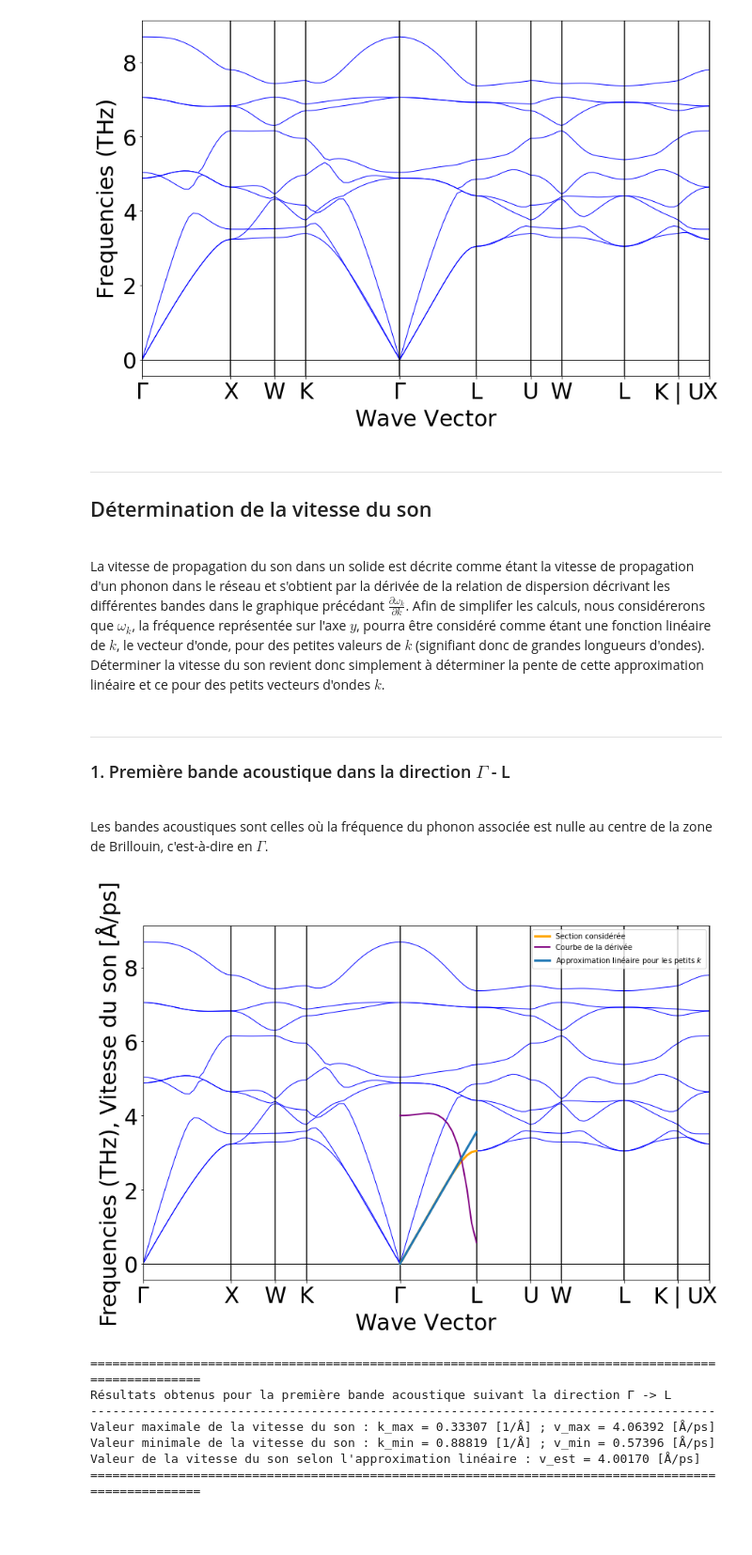
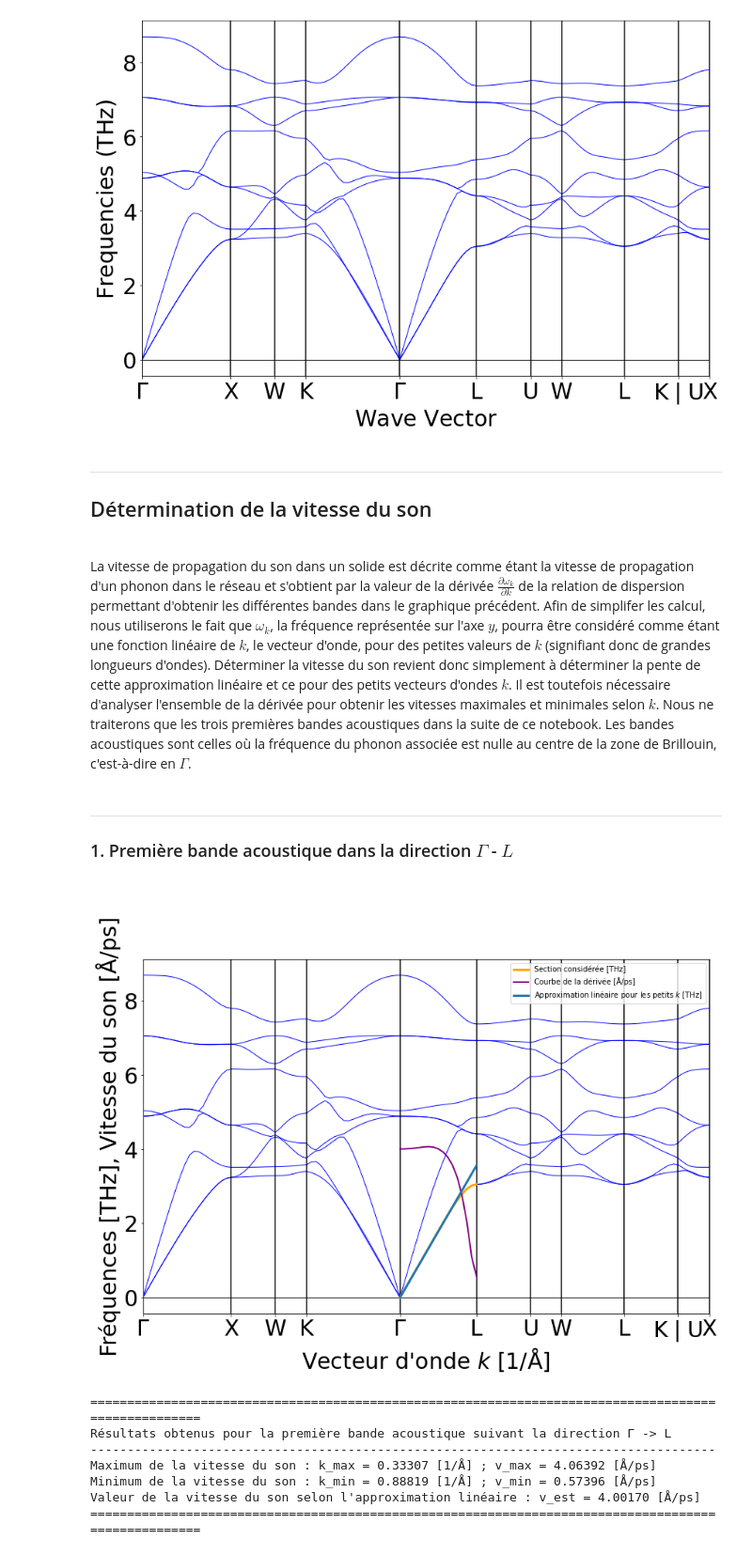
Before and after one commit to StevenGuyCap/lmapr1492, a Jupyter notebook: ph_bands.ipynb, the cells around one changed output. Shown at 94% size. Saved outputs shown, nothing was run; the diff lists cells and outputs as text; code cells hidden in the pictures; blank space fills up the shorter version.

```diff
--- a/ph_bands.ipynb
+++ b/ph_bands.ipynb
@@ -51,7 +51,7 @@ plotBand.show()
 
 <br />
 
-La vitesse de propagation du son dans un solide est décrite comme étant la vitesse de propagation d'un phonon dans le réseau et s'obtient par la dérivée de la relation de dispersion décrivant les différentes bandes dans le graphique précédant $\frac{\partial \omega_k}{\partial k}$. Afin de simplifer les calculs, nous considérerons que $\omega_k$, la fréquence représentée sur l'axe $y$, pourra être considéré comme étant une fonction linéaire de $k$, le vecteur d'onde, pour des petites valeurs de $k$ (signifiant donc de grandes longueurs d'ondes). Déterminer la vitesse du son revient donc simplement à déterminer la pente de cette approximation linéaire et ce pour des petits vecteurs d'ondes $k$.
+La vitesse de propagation du son dans un solide est décrite comme étant la vitesse de propagation d'un phonon dans le réseau et s'obtient par la valeur de la dérivée $\frac{\partial \omega_k}{\partial k}$ de la relation de dispersion permettant d'obtenir les différentes bandes dans le graphique précédent. Afin de simplifer les calcul, nous utiliserons le fait que $\omega_k$, la fréquence représentée sur l'axe $y$, pourra être considéré comme étant une fonction linéaire de $k$, le vecteur d'onde, pour des petites valeurs de $k$ (signifiant donc de grandes longueurs d'ondes). Déterminer la vitesse du son revient donc simplement à déterminer la pente de cette approximation linéaire et ce pour des petits vecteurs d'ondes $k$. Il est toutefois nécessaire d'analyser l'ensemble de la dérivée pour obtenir les vitesses maximales et minimales selon $k$. Nous ne traiterons que les trois premières bandes acoustiques dans la suite de ce notebook. Les bandes acoustiques sont celles où la fréquence du phonon associée est nulle au centre de la zone de Brillouin, c'est-à-dire en $\Gamma$.
 # %%
 plotBand = pbplt.PhononBSPlotter(bandStruct)
 data = plotBand.bs_plot_data()   # Obtention des informations du graphe
@@ -68,53 +68,52 @@ dTtT = dists[1:]-dists[:-1]  # Distances respectives entre chaque point considé
 # %% [markdown]
 ---
 
-### 1. Première bande acoustique dans la direction $\Gamma$ - L
+### 1. Première bande acoustique dans la direction $\Gamma$ - $L$
 
 <br />
-
-Les bandes acoustiques sont celles où la fréquence du phonon associée est nulle au centre de la zone de Brillouin, c'est-à-dire en $\Gamma$.
 # %%
 # Direction de k = Γ -> L pour la première bande
 
 # Création du plot de base
 plsb = plotBand.get_plot()
 
 # Récupération des fréquences et infos sur k pour la section considérée
-bF1 = freqs[4][0]
-bK1 = dists[4:6]
+bF1 = freqs[4][0]  # Fréquences de la bande 0 section 4
+bK1 = dists[4:6]   # Distance des points 4 et 5
 k1,h1 = np.linspace(bK1[0],bK1[1],len(bF1),retstep=True)
 
 # Calcul de la dérivée générale de omega_k
 df1 = np.gradient(bF1, h1)
 
 # Approximation linéaire de f
 fa1 = df1[0]*k1 - df1[0]*k1[0]
 
 # Affichage sur le graphe
-plt.plot(k1,bF1, "orange", linewidth=3, label="Section considérée")
-plt.plot(k1,df1, "purple", linewidth=2, label="Courbe de la dérivée")
-plt.plot(k1,fa1, 'C0',     linewidth=3, label="Approximation linéaire pour les petits $k$")
+plt.plot(k1,bF1, "orange", linewidth=3, label="Section considérée [THz]")
+plt.plot(k1,df1, "purple", linewidth=2, label="Courbe de la dérivée [Å/ps]")
+plt.plot(k1,fa1, 'C0',     linewidth=3, label="Approximation linéaire pour les petits $k$ [THz]")
 
 # Affichage du graphe
-plt.ylabel("Frequencies (THz), Vitesse du son [Å/ps]")
+plt.ylabel("Fréquences [THz], Vitesse du son [Å/ps]")
+plt.xlabel("Vecteur d'onde $k$ [1/Å]")
 plt.legend()
 plt.show()
 
 # Affichage des résultats numériques
 print(100*"=")
 print(f"Résultats obtenus pour la première bande acoustique suivant la direction {labels[4]} -> {labels[5]}")
 print(85*"-")
-print(f"Valeur maximale de la vitesse du son : k_max = {k1[np.argmax(df1)]-k1[0]:.5f} [1/Å] ; v_max = {max(df1):.5f} [Å/ps]")
-print(f"Valeur minimale de la vitesse du son : k_min = {k1[np.argmin(df1)]-k1[0]:.5f} [1/Å] ; v_min = {min(df1):.5f} [Å/ps]")
+print(f"Maximum de la vitesse du son : k_max = {k1[np.argmax(df1)]-k1[0]:.5f} [1/Å] ; v_max = {max(df1):.5f} [Å/ps]")
+print(f"Minimum de la vitesse du son : k_min = {k1[np.argmin(df1)]-k1[0]:.5f} [1/Å] ; v_min = {min(df1):.5f} [Å/ps]")
 print(f"Valeur de la vitesse du son selon l'approximation linéaire : v_est = {df1[0]:.5f} [Å/ps]")
 print(100*"=")
 # %% [output]
-[figure, old version]
+[figure, new version]
 ====================================================================================================
 Résultats obtenus pour la première bande acoustique suivant la direction Γ -> L
 -------------------------------------------------------------------------------------
-Valeur maximale de la vitesse du son : k_max = 0.33307 [1/Å] ; v_max = 4.06392 [Å/ps]
-Valeur minimale de la vitesse du son : k_min = 0.88819 [1/Å] ; v_min = 0.57396 [Å/ps]
+Maximum de la vitesse du son : k_max = 0.33307 [1/Å] ; v_max = 4.06392 [Å/ps]
+Minimum de la vitesse du son : k_min = 0.88819 [1/Å] ; v_min = 0.57396 [Å/ps]
 Valeur de la vitesse du son selon l'approximation linéaire : v_est = 4.00170 [Å/ps]
 ====================================================================================================
 # %% [markdown]
```
Also changed, not shown: parts of 7 cells of this notebook.
